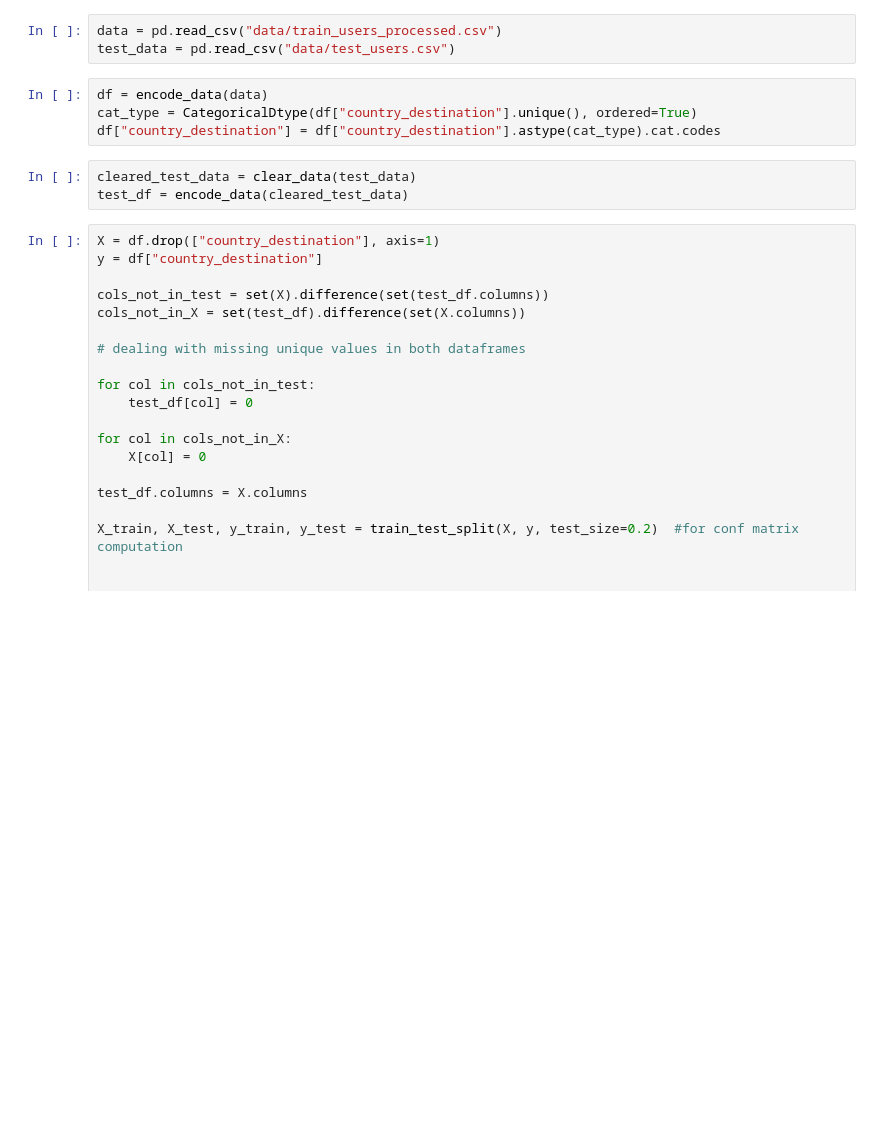
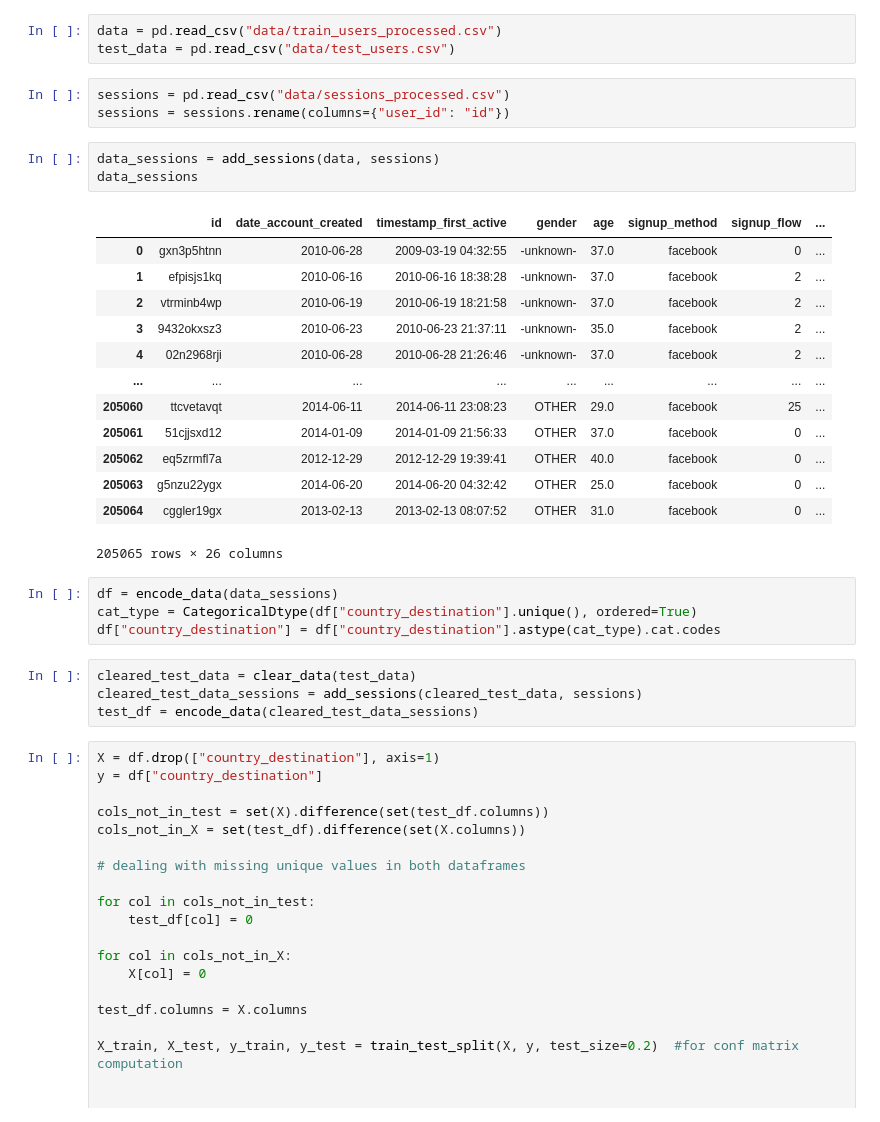
Before and after one commit to fondyu530/ml_task, a Jupyter notebook: ML_model_training.ipynb, the cells around one changed output. Cells and saved outputs as stored; diff of their text form; blank space fills up the shorter version.

```diff
--- a/ML_model_training.ipynb
+++ b/ML_model_training.ipynb
@@ -21,13 +21,34 @@ warnings.filterwarnings('ignore')
 # %%
 data = pd.read_csv("data/train_users_processed.csv")
 test_data = pd.read_csv("data/test_users.csv")
+# %%
+sessions = pd.read_csv("data/sessions_processed.csv")
+sessions = sessions.rename(columns={"user_id": "id"})
+# %%
+data_sessions = add_sessions(data, sessions)
+data_sessions
+# %% [output]
+|  | id | date_account_created | timestamp_first_active | gender | age | signup_method | signup_flow | ... |
+| 0 | gxn3p5htnn | 2010-06-28 | 2009-03-19 04:32:55 | -unknown- | 37.0 | facebook | 0 | ... |
+| 1 | efpisjs1kq | 2010-06-16 | 2010-06-16 18:38:28 | -unknown- | 37.0 | facebook | 2 | ... |
+| 2 | vtrminb4wp | 2010-06-19 | 2010-06-19 18:21:58 | -unknown- | 37.0 | facebook | 2 | ... |
+| 3 | 9432okxsz3 | 2010-06-23 | 2010-06-23 21:37:11 | -unknown- | 35.0 | facebook | 2 | ... |
+| 4 | 02n2968rji | 2010-06-28 | 2010-06-28 21:26:46 | -unknown- | 37.0 | facebook | 2 | ... |
+| ... | ... | ... | ... | ... | ... | ... | ... | ... |
+| 205060 | ttcvetavqt | 2014-06-11 | 2014-06-11 23:08:23 | OTHER | 29.0 | facebook | 25 | ... |
+| 205061 | 51cjjsxd12 | 2014-01-09 | 2014-01-09 21:56:33 | OTHER | 37.0 | facebook | 0 | ... |
+| 205062 | eq5zrmfl7a | 2012-12-29 | 2012-12-29 19:39:41 | OTHER | 40.0 | facebook | 0 | ... |
+| 205063 | g5nzu22ygx | 2014-06-20 | 2014-06-20 04:32:42 | OTHER | 25.0 | facebook | 0 | ... |
+| 205064 | cggler19gx | 2013-02-13 | 2013-02-13 08:07:52 | OTHER | 31.0 | facebook | 0 | ... |
+205065 rows × 26 columns
 # %%
-df = encode_data(data)
+df = encode_data(data_sessions)
 cat_type = CategoricalDtype(df["country_destination"].unique(), ordered=True)
 df["country_destination"] = df["country_destination"].astype(cat_type).cat.codes
 # %%
 cleared_test_data = clear_data(test_data)
-test_df = encode_data(cleared_test_data)
+cleared_test_data_sessions = add_sessions(cleared_test_data, sessions)
+test_df = encode_data(cleared_test_data_sessions)
 # %%
 X = df.drop(["country_destination"], axis=1)
 y = df["country_destination"]
```
Also changed, not shown: parts of 10 cells of this notebook, 2 other files.
